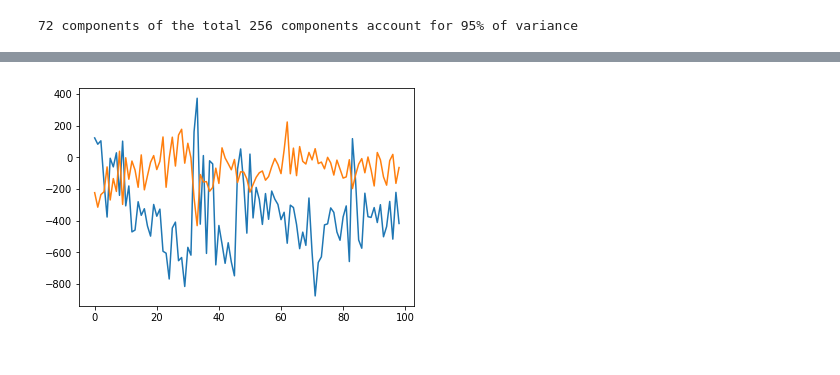
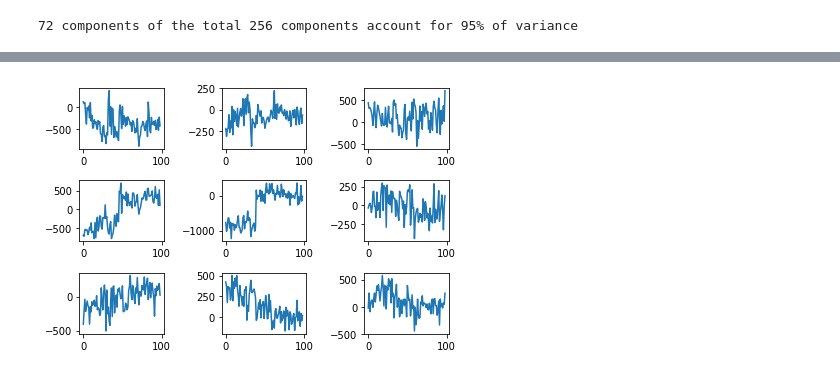
Before and after one commit to saccosj/PSYC-5270, a Jupyter notebook: Lab-7/PSYC-5270 Lab 7.ipynb, the cells around one changed output, grey strips where cells are left out. Saved outputs shown, nothing was run; the diff lists cells and outputs as text; code cells hidden in the pictures.

```diff
--- a/Lab-7/PSYC-5270 Lab 7.ipynb
+++ b/Lab-7/PSYC-5270 Lab 7.ipynb
@@ -70,8 +55,10 @@ plt.show()
 # %%
-i=0
+i=1
 while i < 10:
     plt.subplot(3,3,i)
-    plt.plot(scores[1:100,i])
+    plt.plot(scores[1:100,i-1])
+    i = i+1
+plt.tight_layout()
 plt.show()
 # %% [output]
-[figure, old version]
+[figure, new version]
```
Also changed, not shown: parts of 6 cells of this notebook.
